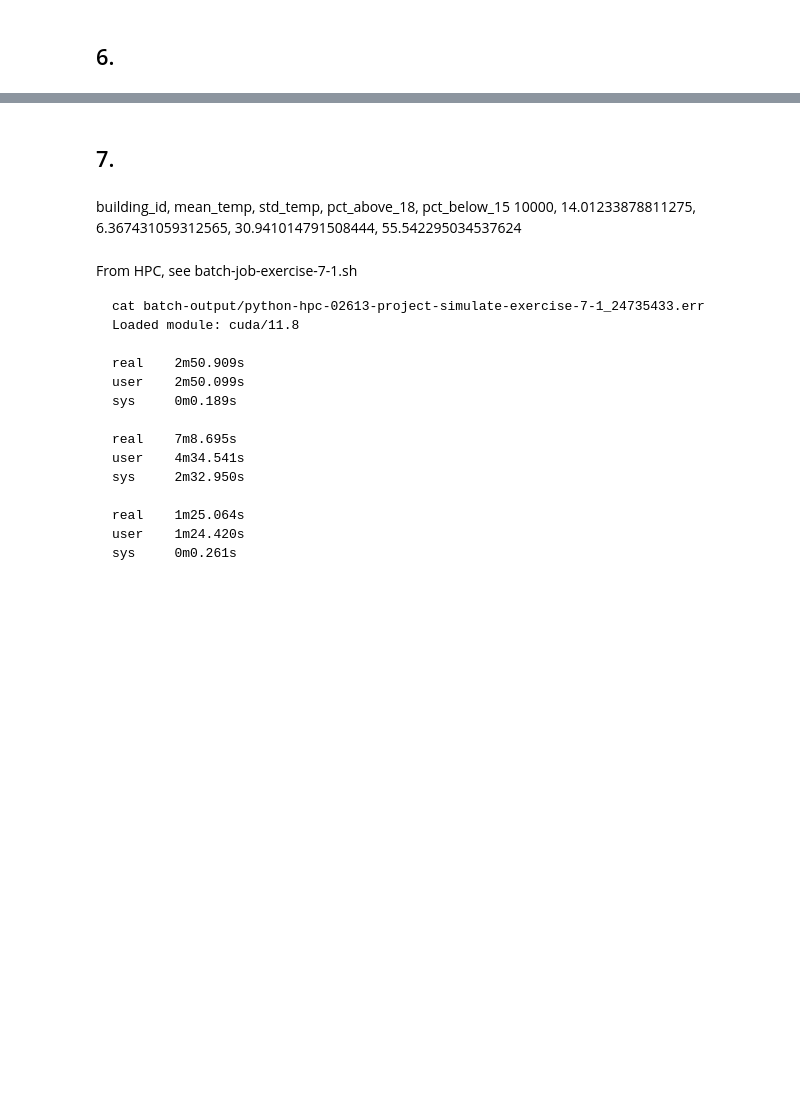
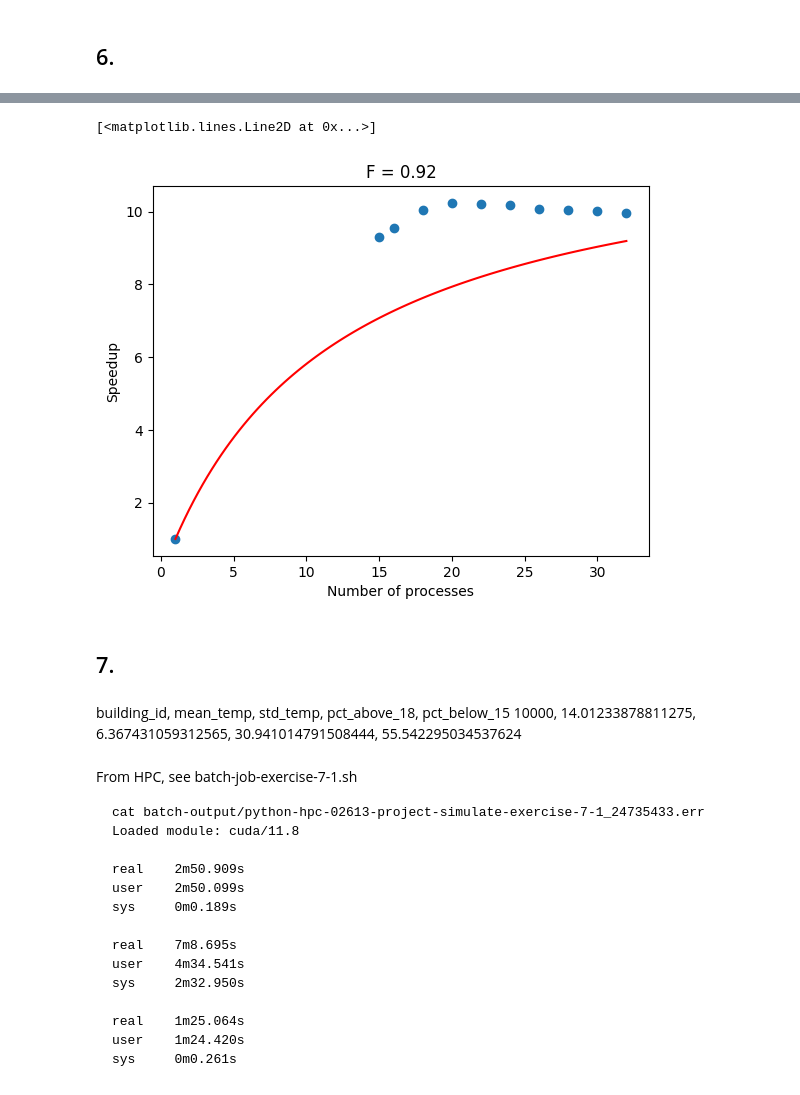
Before and after one commit to msverker/02613_miniproject, a Jupyter notebook: src/notebook.ipynb, the cells around one changed output, grey strips where cells are left out. Saved outputs shown, nothing was run; the diff lists cells and outputs as text; code cells hidden in the pictures; blank space fills up the shorter version.

```diff
--- a/src/notebook.ipynb
+++ b/src/notebook.ipynb
@@ -164,3 +204,14 @@ Little confused.
+# %%
+t = np.linspace(1, 32, 100)
+F = 0.92
+plt.scatter(n_proc_list_6_bigger, speedup_list_6_bigger)
+plt.xlabel("Number of processes")
+plt.ylabel("Speedup")
+plt.title(f"F = {F}")
+plt.plot(t, f(t, F), "r")
+# %% [output]
+[<matplotlib.lines.Line2D at 0x...>]
+[figure, added]
 # %% [markdown]
 ## 7.
 # %%
```
Also changed, not shown: parts of 11 cells of this notebook.
